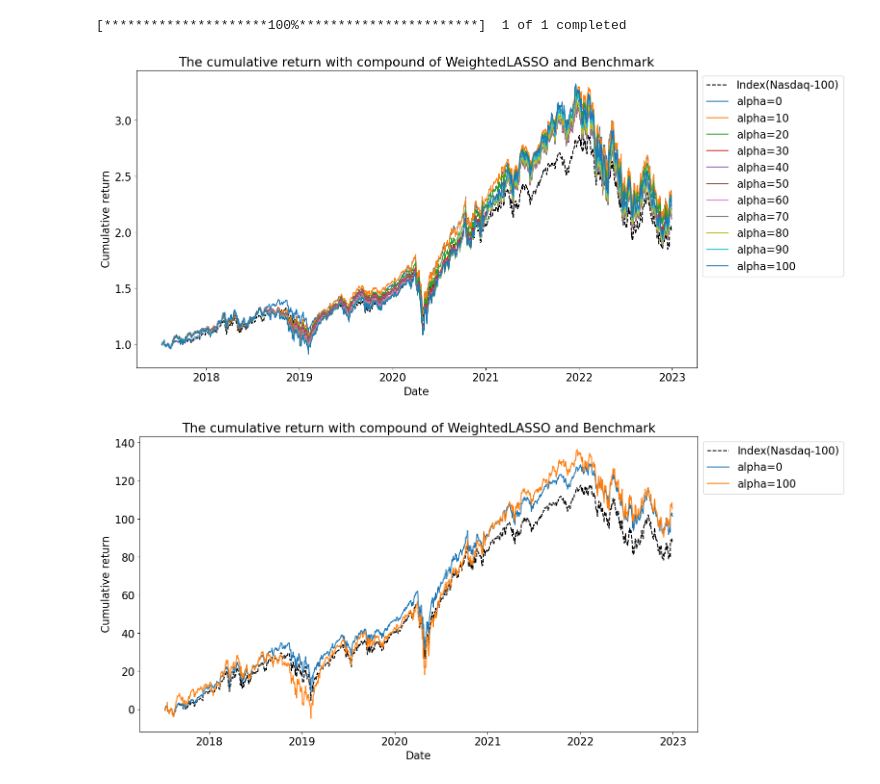
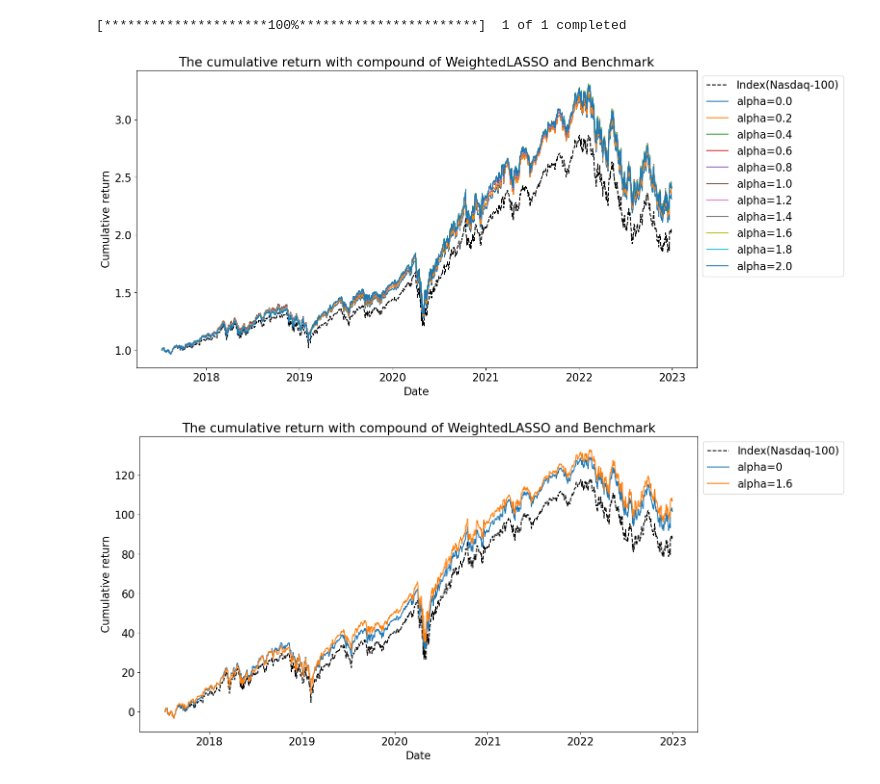
Before and after one commit to junxiao01/Sparse_Index_Tracking, a Jupyter notebook: Sparse_Index_Tracking_WeightedLasso.ipynb, the cells around one changed output. Saved outputs shown, nothing was run; the diff lists cells and outputs as text; code cells hidden in the pictures.

```diff
--- a/Sparse_Index_Tracking_WeightedLasso.ipynb
+++ b/Sparse_Index_Tracking_WeightedLasso.ipynb
@@ -79,7 +80,7 @@ S = (1/T) * X.T.dot(X)
 eigen_vals, eigen_vects = np.linalg.eig(S)
 eigen_vals = eigen_vals / np.sum(eigen_vals)
 
-alphas = [i for i in np.arange(0, 110, 10)]
+alphas = [i for i in np.arange(0, 2.2, 0.2)]
 
 for idx, alpha in enumerate(alphas):
     alpha = round(alpha, 3)
@@ -121,16 +122,16 @@ plt.title("The cumulative return with compound of WeightedLASSO and Benchmark")
 plt.legend(bbox_to_anchor=(1.00, 1.0), loc='upper left')
 plt.show()
 # %% [output]
-[figure, old version]
+[figure, new version]
 # %%
 plt.figure(figsize=(15, 8))
 plt.plot(indx, np.cumsum(y_gt), '--', color='black', label = 'Index(Nasdaq-100)')
 plt.plot(indx, np.cumsum(y_est_dict[0]), label='alpha=' + str(0))
-plt.plot(indx, np.cumsum(y_est_dict[100]), label='alpha=' + str(100))
+plt.plot(indx, np.cumsum(y_est_dict[1.6]), label='alpha=' + str(1.6))
 plt.ylabel("Cumulative return")
 plt.xlabel("Date")
 plt.title("The cumulative return with compound of WeightedLASSO and Benchmark")
 plt.legend(bbox_to_anchor=(1.00, 1.0), loc='upper left')
 plt.show()
 # %% [output]
-[figure, old version]
+[figure, new version]
```
Also changed, not shown: parts of 3 cells of this notebook, 7 other files.
